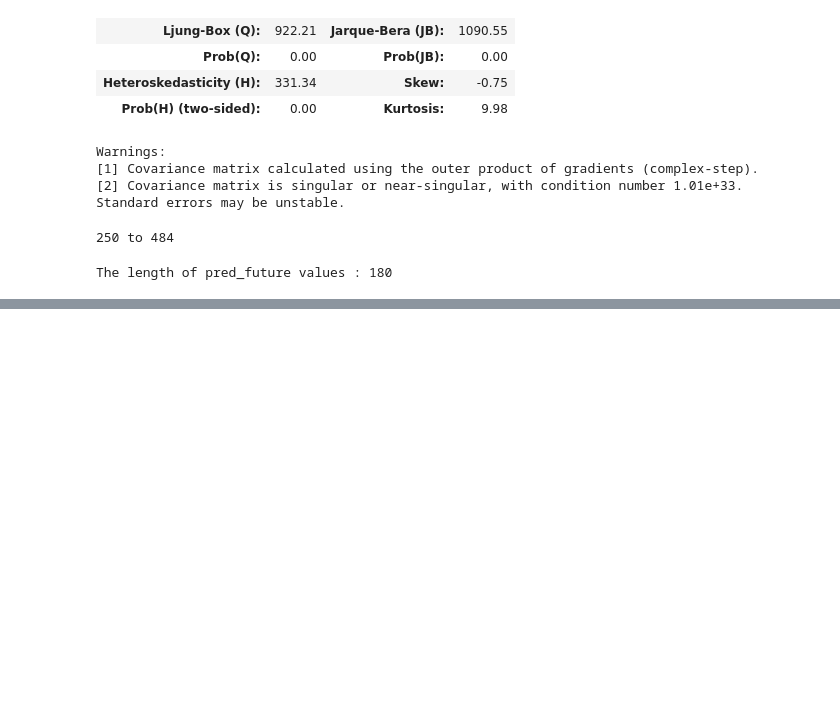
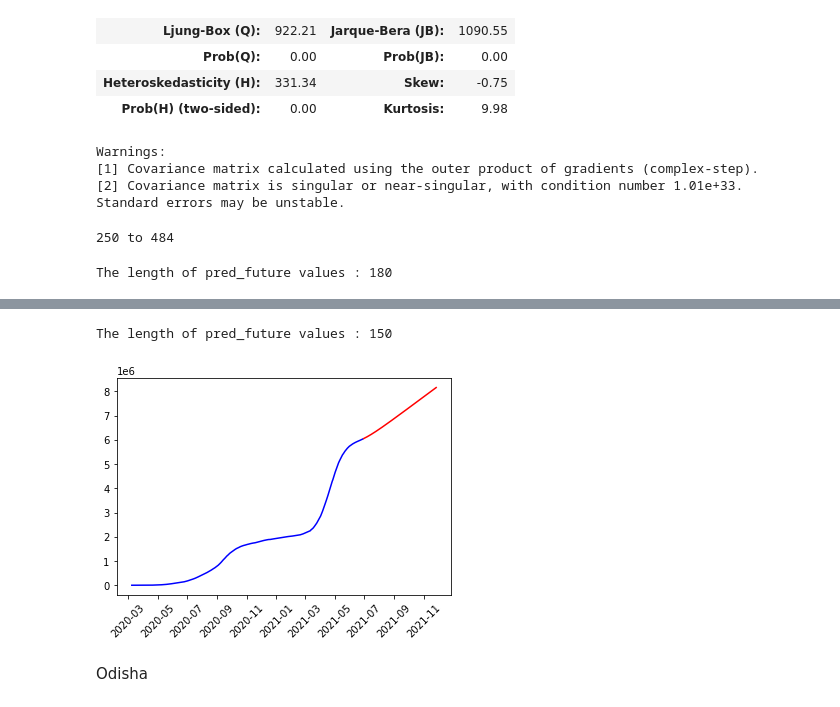
Before and after one commit to surbhimgr/covid-data-prediction, a Jupyter notebook: ARIMA model covid data .ipynb, the cells around one changed output, grey strips where cells are left out. Saved outputs shown, nothing was run; the diff lists cells and outputs as text; code cells hidden in the pictures; blank space fills up the shorter version.

```diff
--- a/ARIMA model covid data .ipynb
+++ b/ARIMA model covid data .ipynb
@@ -243,0 +323,3 @@ plt.show()
+# %%
+df_mh=df2[df2['State/UnionTerritory']=='Maharashtra']
+df_mh.head()
@@ -243,0 +364,17 @@ plt.show()
+# %%
+arima_model_424 = ARIMA(df_mh['Confirmed'].dropna(), order=(2,2,2)).fit()
+start = df_day.index.get_loc('2020-03-09')
+end = df_day.index.get_loc('2021-06-28')
+predict2= arima_model_424.predict(start=start+1 ,end=end+1, dynamic= False)
+pred_future=arima_model_424.predict(start=len(df_mh)+1,end=len(df_mh)+(150),dynamic=False)
+print("The length of pred_future values :",len(pred_future))
+plt.plot(df_mh['Confirmed'],color='blue')
+#plt.plot(predict2,color='yellow')
+plt.plot(pred_future,color='red')
+plt.xticks(rotation=45)
+plt.show()
+# %% [output]
+The length of pred_future values : 150
+[figure, added]
+# %% [markdown]
+Odisha
```
Also changed, not shown: parts of 18 cells of this notebook.
